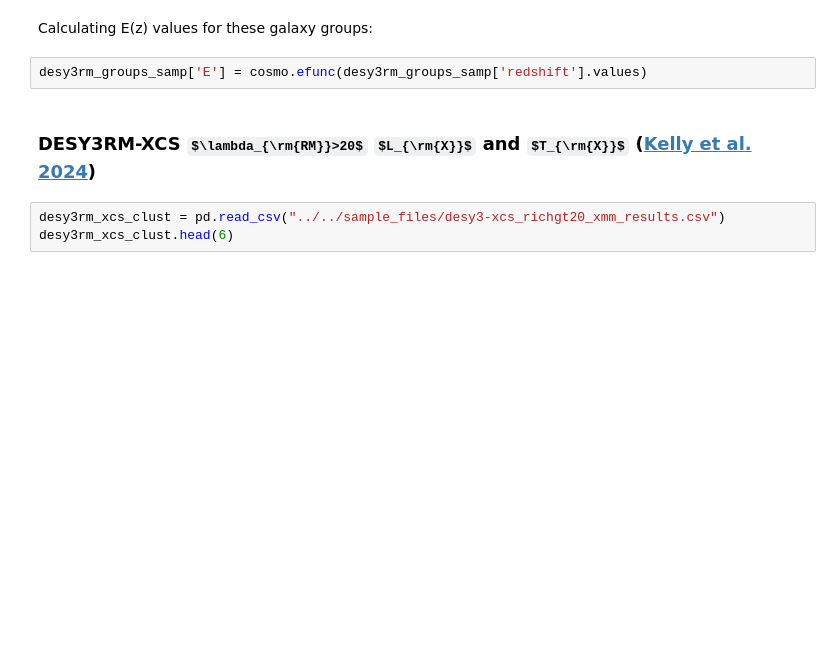
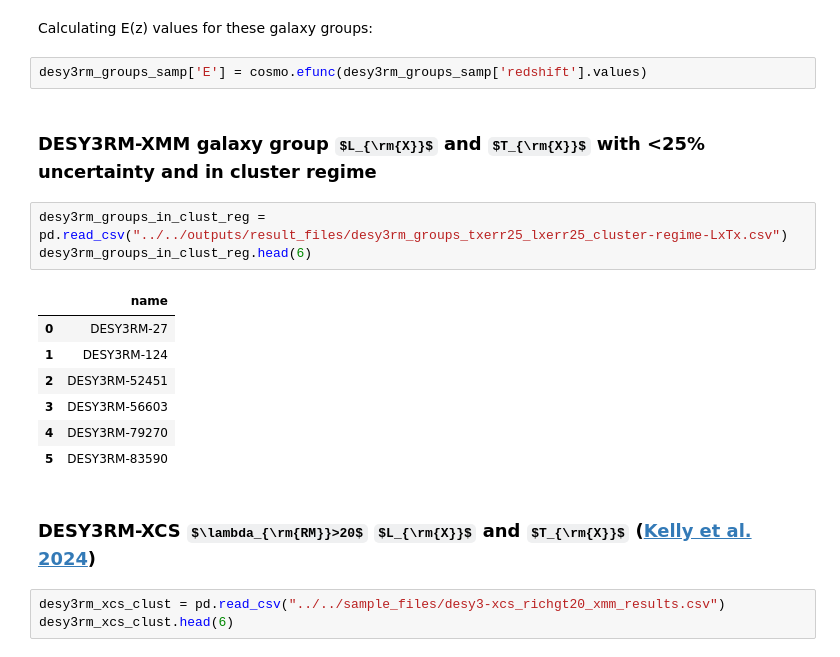
Before and after one commit to DavidT3/DESY3-XMM-Groups, a Jupyter notebook: notebooks/results_analyses/DESY3RM-XMM-groups_Tx-richness.ipynb, the cells around one changed output. Cells and saved outputs as stored; diff of their text form; some formulas as TeX source; blank space fills up the shorter version.

```diff
--- a/notebooks/results_analyses/DESY3RM-XMM-groups_Tx-richness.ipynb
+++ b/notebooks/results_analyses/DESY3RM-XMM-groups_Tx-richness.ipynb
@@ -92,6 +86,19 @@ desy3rm_groups_samp
 Calculating E(z) values for these galaxy groups:
 # %%
 desy3rm_groups_samp['E'] = cosmo.efunc(desy3rm_groups_samp['redshift'].values)
+# %% [markdown]
+### DESY3RM-XMM galaxy group $L_{\rm{X}}$ and $T_{\rm{X}}$ with <25\% uncertainty and in cluster regime
+# %%
+desy3rm_groups_in_clust_reg = pd.read_csv("../../outputs/result_files/desy3rm_groups_txerr25_lxerr25_cluster-regime-LxTx.csv")
+desy3rm_groups_in_clust_reg.head(6)
+# %% [output]
+|  | name |
+| 0 | DESY3RM-27 |
+| 1 | DESY3RM-124 |
+| 2 | DESY3RM-52451 |
+| 3 | DESY3RM-56603 |
+| 4 | DESY3RM-79270 |
+| 5 | DESY3RM-83590 |
 # %% [markdown]
 ### DESY3RM-XCS $\lambda_{\rm{RM}}>20$ $L_{\rm{X}}$ and $T_{\rm{X}}$ ([Kelly et al. 2024](https://ui.adsabs.harvard.edu/abs/2024MNRAS.533..572K/abstract))
 # %%
```
Also changed, not shown: parts of 4 cells of this notebook, 7 other files.
